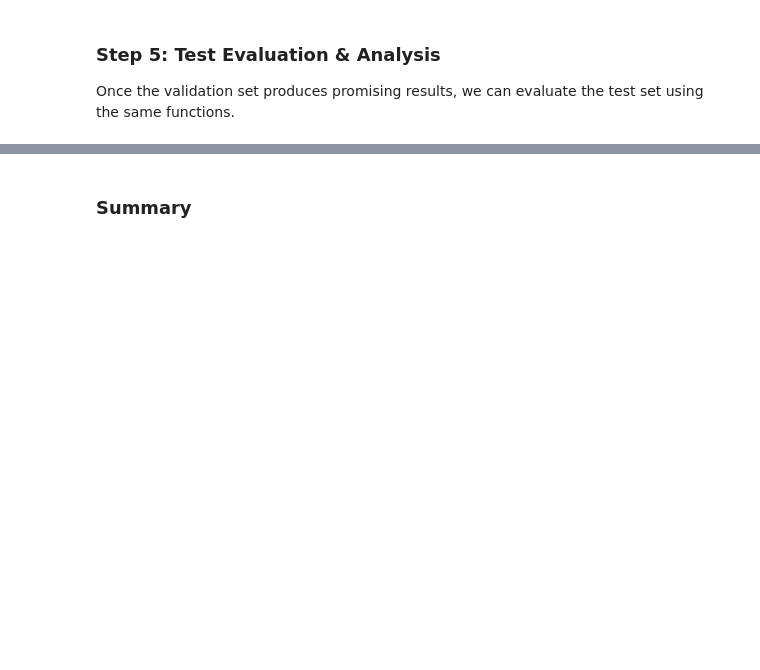
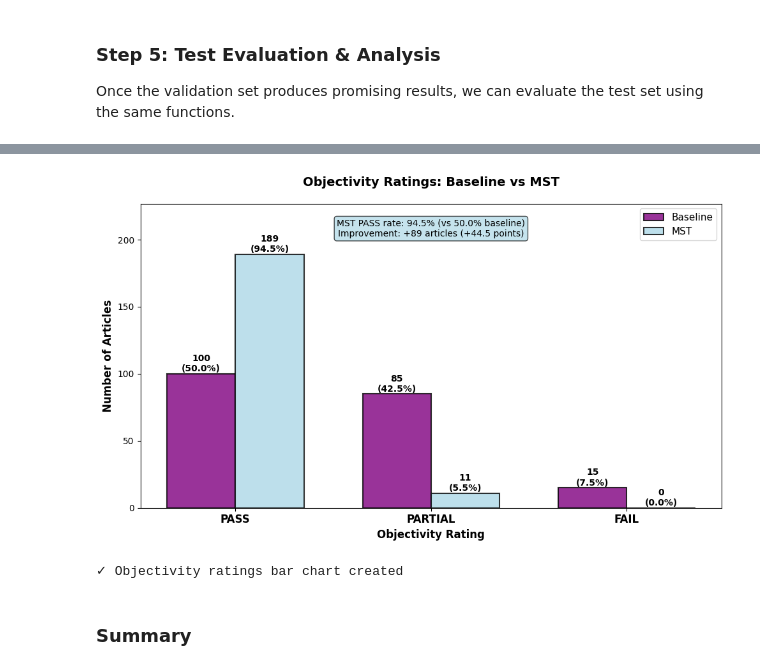
Before and after one commit to AlecHarrisGitHub/Monitor-Sensitive-Training, a Jupyter notebook: News_Bias/Bias_POC_Evaluation.ipynb, the cells around one changed output, grey strips where cells are left out. Saved outputs shown, nothing was run; the diff lists cells and outputs as text; code cells hidden in the pictures; blank space fills up the shorter version.

```diff
--- a/News_Bias/Bias_POC_Evaluation.ipynb
+++ b/News_Bias/Bias_POC_Evaluation.ipynb
@@ -1568,3 +1739,8 @@ test_results = analyze_results(TEST_RESULTS_FILE)
+# %%
+plot_objectivity_ratings(TEST_RESULTS_FILE, "objectivity_plot.png")
+# %% [output]
+[figure, added]
+✓ Objectivity ratings bar chart created
 # %% [markdown]
 ### **Summary**
 # %%
```
Also changed, not shown: parts of 15 cells of this notebook, 3 other files.
